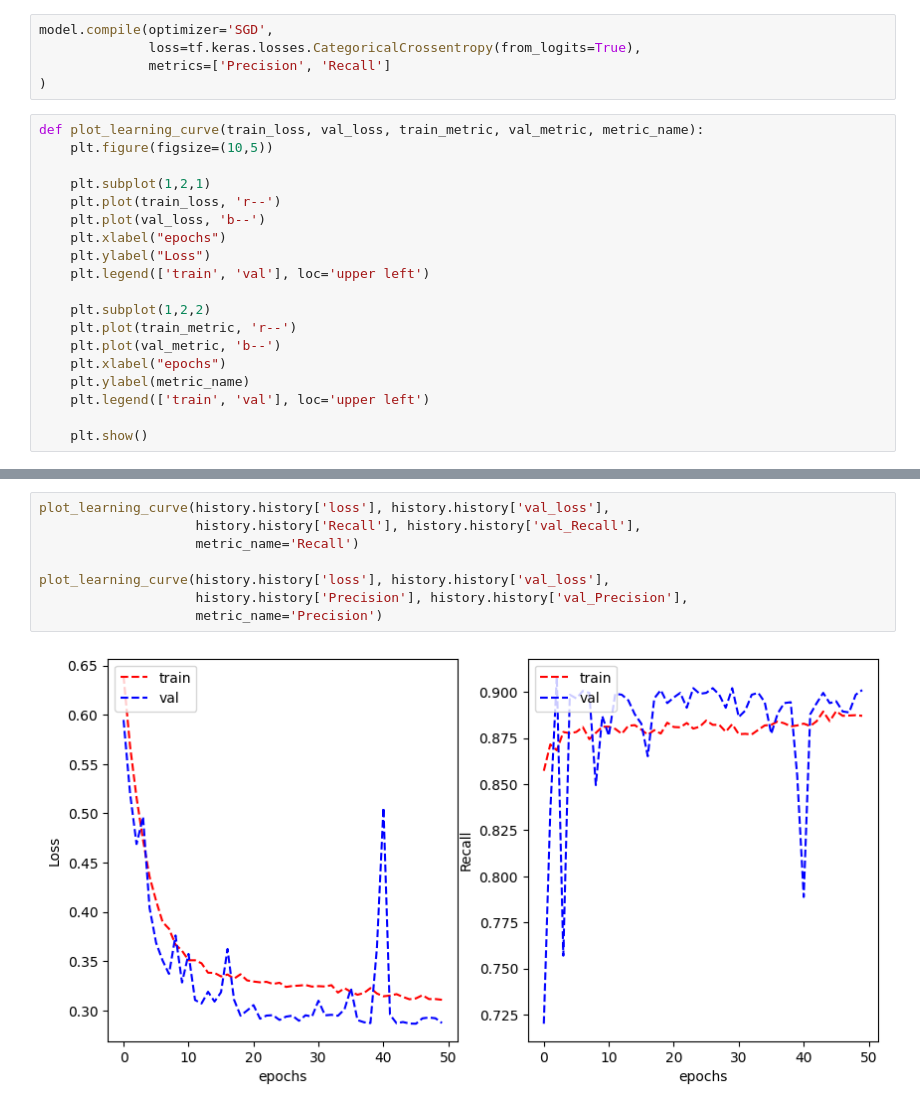
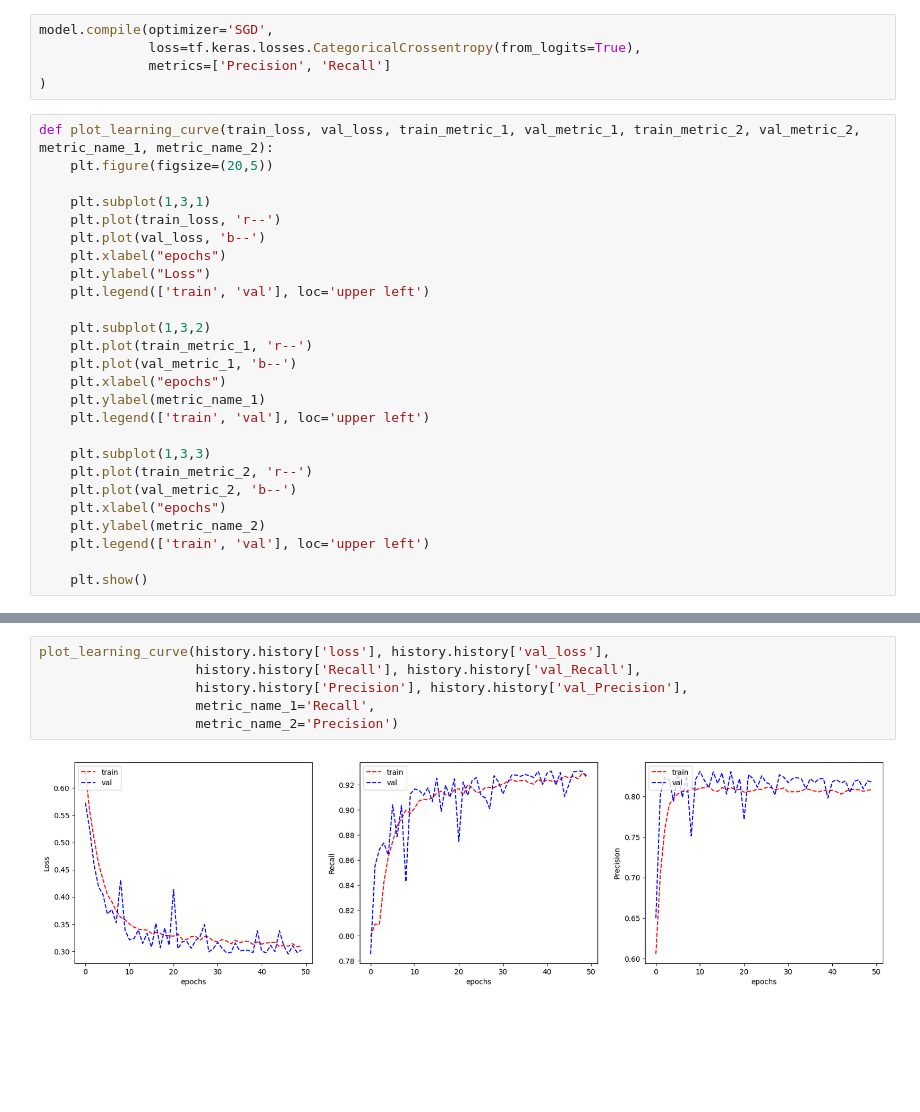
Before and after one commit to IbrahimAshhab/ML-A2-Colon-Cancer, a Jupyter notebook: s3953973_s4007880.ipynb, the cells around one changed output, grey strips where cells are left out. Cells and saved outputs as stored; diff of their text form; blank space fills up the shorter version.

Commit message:
Modified graph function to print all 3 graphs together and set prediction to output 10 images instead of 5.

```diff
--- a/s3953973_s4007880.ipynb
+++ b/s3953973_s4007880.ipynb
@@ -310,21 +310,28 @@ model.compile(optimizer='SGD',
               metrics=['Precision', 'Recall']
 )
 # %%
-def plot_learning_curve(train_loss, val_loss, train_metric, val_metric, metric_name):
-    plt.figure(figsize=(10,5))
+def plot_learning_curve(train_loss, val_loss, train_metric_1, val_metric_1, train_metric_2, val_metric_2, metric_name_1, metric_name_2):
+    plt.figure(figsize=(20,5))
 
-    plt.subplot(1,2,1)
+    plt.subplot(1,3,1)
     plt.plot(train_loss, 'r--')
     plt.plot(val_loss, 'b--')
     plt.xlabel("epochs")
     plt.ylabel("Loss")
     plt.legend(['train', 'val'], loc='upper left')
 
-    plt.subplot(1,2,2)
-    plt.plot(train_metric, 'r--')
-    plt.plot(val_metric, 'b--')
+    plt.subplot(1,3,2)
+    plt.plot(train_metric_1, 'r--')
+    plt.plot(val_metric_1, 'b--')
     plt.xlabel("epochs")
-    plt.ylabel(metric_name)
+    plt.ylabel(metric_name_1)
+    plt.legend(['train', 'val'], loc='upper left')
+
+    plt.subplot(1,3,3)
+    plt.plot(train_metric_2, 'r--')
+    plt.plot(val_metric_2, 'b--')
+    plt.xlabel("epochs")
+    plt.ylabel(metric_name_2)
     plt.legend(['train', 'val'], loc='upper left')
 
     plt.show()
@@ -377,10 +384,8 @@ I0000 00:00:1745755091.479420  652729 cuda_dnn.cc:529] Loaded cuDNN version 9030
 # %%
 plot_learning_curve(history.history['loss'], history.history['val_loss'],
                     history.history['Recall'], history.history['val_Recall'],
-                    metric_name='Recall')
-
-plot_learning_curve(history.history['loss'], history.history['val_loss'],
                     history.history['Precision'], history.history['val_Precision'],
-                    metric_name='Precision')
+                    metric_name_1='Recall',
+                    metric_name_2='Precision')
 # %% [output]
-[figure, old version]
+[figure, new version]
```
Also changed, not shown: parts of 10 cells of this notebook.
